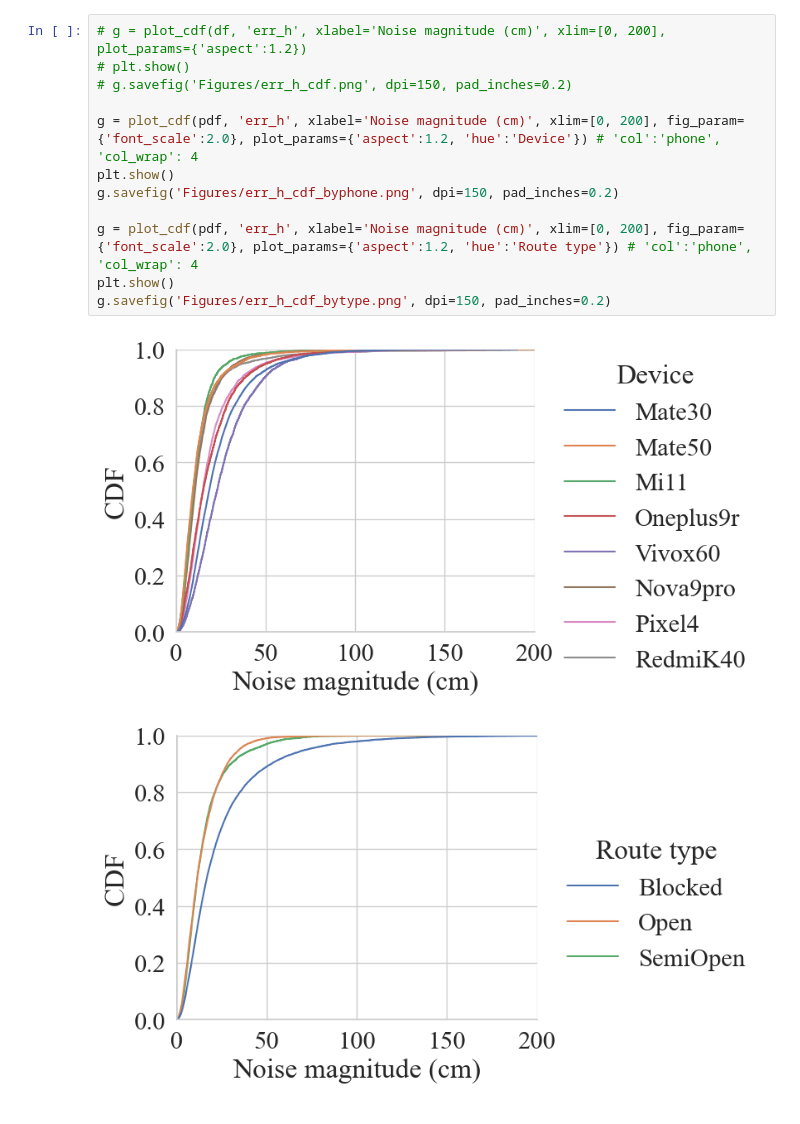
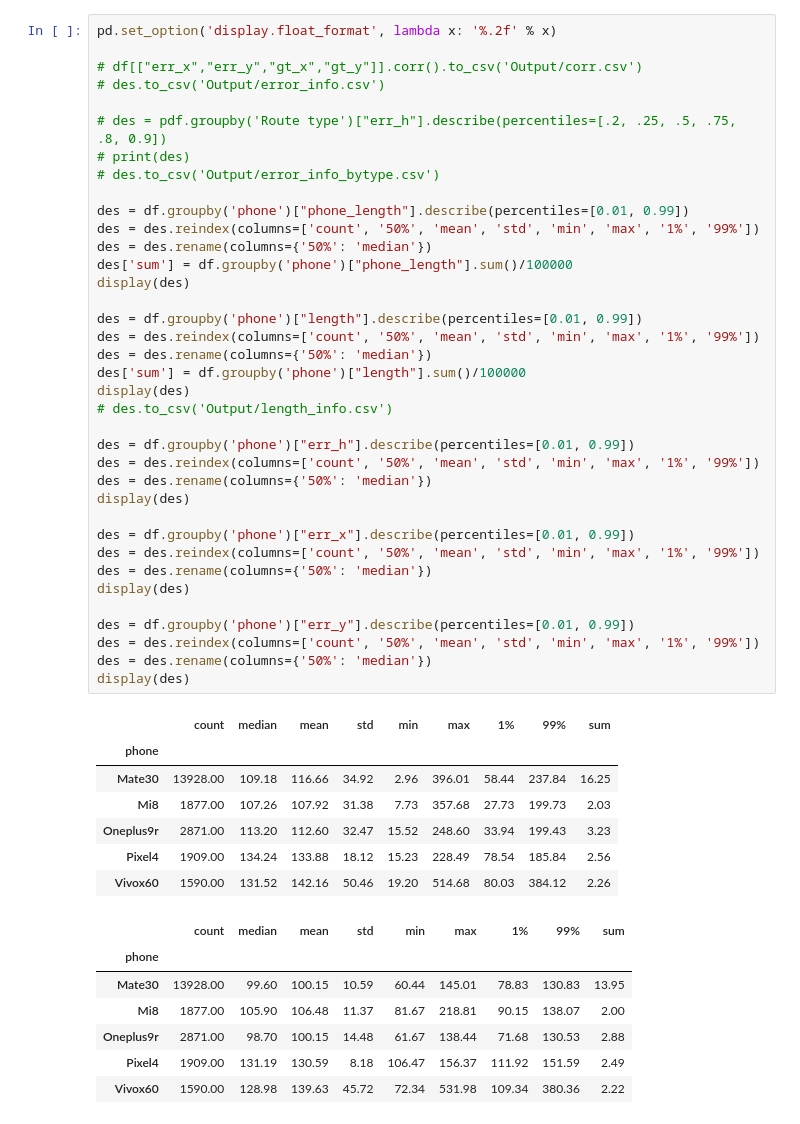
Before and after one commit to XinNoil/IGRProcess, a Jupyter notebook: plots/plot_err_mate30.ipynb, the cells around one changed output. Drawn from its saved outputs; the diff is of its cells as text.

```diff
--- a/plots/plot_err_mate30.ipynb
+++ b/plots/plot_err_mate30.ipynb
@@ -91,15 +64,52 @@ Oneplus9r    1956.0  20.904483  19.959836  0.659757  8.285610   9.254160  15.421
-# %%
-# g = plot_cdf(df, 'err_h', xlabel='Noise magnitude (cm)', xlim=[0, 200], plot_params={'aspect':1.2})
-# plt.show()
-# g.savefig('Figures/err_h_cdf.png', dpi=150, pad_inches=0.2)
-
-g = plot_cdf(pdf, 'err_h', xlabel='Noise magnitude (cm)', xlim=[0, 200], fig_param={'font_scale':2.0}, plot_params={'aspect':1.2, 'hue':'Device'}) # 'col':'phone', 'col_wrap': 4
-plt.show()
-g.savefig('Figures/err_h_cdf_byphone.png', dpi=150, pad_inches=0.2)
-
-g = plot_cdf(pdf, 'err_h', xlabel='Noise magnitude (cm)', xlim=[0, 200], fig_param={'font_scale':2.0}, plot_params={'aspect':1.2, 'hue':'Route type'}) # 'col':'phone', 'col_wrap': 4
-plt.show()
-g.savefig('Figures/err_h_cdf_bytype.png', dpi=150, pad_inches=0.2)
-# %% [output]
-[figure, removed]
-[figure, removed]
+# %%
+pd.set_option('display.float_format', lambda x: '%.2f' % x)
+
+# df[["err_x","err_y","gt_x","gt_y"]].corr().to_csv('Output/corr.csv')
+# des.to_csv('Output/error_info.csv')
+
+# des = pdf.groupby('Route type')["err_h"].describe(percentiles=[.2, .25, .5, .75, .8, 0.9])
+# print(des)
+# des.to_csv('Output/error_info_bytype.csv')
+
+des = df.groupby('phone')["phone_length"].describe(percentiles=[0.01, 0.99])
+des = des.reindex(columns=['count', '50%', 'mean', 'std', 'min', 'max', '1%', '99%'])
+des = des.rename(columns={'50%': 'median'})
+des['sum'] = df.groupby('phone')["phone_length"].sum()/100000
+display(des)
+
+des = df.groupby('phone')["length"].describe(percentiles=[0.01, 0.99])
+des = des.reindex(columns=['count', '50%', 'mean', 'std', 'min', 'max', '1%', '99%'])
+des = des.rename(columns={'50%': 'median'})
+des['sum'] = df.groupby('phone')["length"].sum()/100000
+display(des)
+# des.to_csv('Output/length_info.csv')
+
+des = df.groupby('phone')["err_h"].describe(percentiles=[0.01, 0.99])
+des = des.reindex(columns=['count', '50%', 'mean', 'std', 'min', 'max', '1%', '99%'])
+des = des.rename(columns={'50%': 'median'})
+display(des)
+
+des = df.groupby('phone')["err_x"].describe(percentiles=[0.01, 0.99])
+des = des.reindex(columns=['count', '50%', 'mean', 'std', 'min', 'max', '1%', '99%'])
+des = des.rename(columns={'50%': 'median'})
+display(des)
+
+des = df.groupby('phone')["err_y"].describe(percentiles=[0.01, 0.99])
+des = des.reindex(columns=['count', '50%', 'mean', 'std', 'min', 'max', '1%', '99%'])
+des = des.rename(columns={'50%': 'median'})
+display(des)
+# %% [output]
+|  | count | median | mean | std | min | max | 1% | 99% | sum |
+| phone |  |  |  |  |  |  |  |  |  |
+| Mate30 | 13928.00 | 109.18 | 116.66 | 34.92 | 2.96 | 396.01 | 58.44 | 237.84 | 16.25 |
+| Mi8 | 1877.00 | 107.26 | 107.92 | 31.38 | 7.73 | 357.68 | 27.73 | 199.73 | 2.03 |
+| Oneplus9r | 2871.00 | 113.20 | 112.60 | 32.47 | 15.52 | 248.60 | 33.94 | 199.43 | 3.23 |
+| Pixel4 | 1909.00 | 134.24 | 133.88 | 18.12 | 15.23 | 228.49 | 78.54 | 185.84 | 2.56 |
+| Vivox60 | 1590.00 | 131.52 | 142.16 | 50.46 | 19.20 | 514.68 | 80.03 | 384.12 | 2.26 |
+|  | count | median | mean | std | min | max | 1% | 99% | sum |
+| phone |  |  |  |  |  |  |  |  |  |
+| Mate30 | 13928.00 | 99.60 | 100.15 | 10.59 | 60.44 | 145.01 | 78.83 | 130.83 | 13.95 |
+| Mi8 | 1877.00 | 105.90 | 106.48 | 11.37 | 81.67 | 218.81 | 90.15 | 138.07 | 2.00 |
+| Oneplus9r | 2871.00 | 98.70 | 100.15 | 14.48 | 61.67 | 138.44 | 71.68 | 130.53 | 2.88 |
+| Pixel4 | 1909.00 | 131.19 | 130.59 | 8.18 | 106.47 | 156.37 | 111.92 | 151.59 | 2.49 |
+| Vivox60 | 1590.00 | 128.98 | 139.63 | 45.72 | 72.34 | 531.98 | 109.34 | 380.36 | 2.22 |
```
Also changed, not shown: parts of 8 cells of this notebook, 8 other files.
